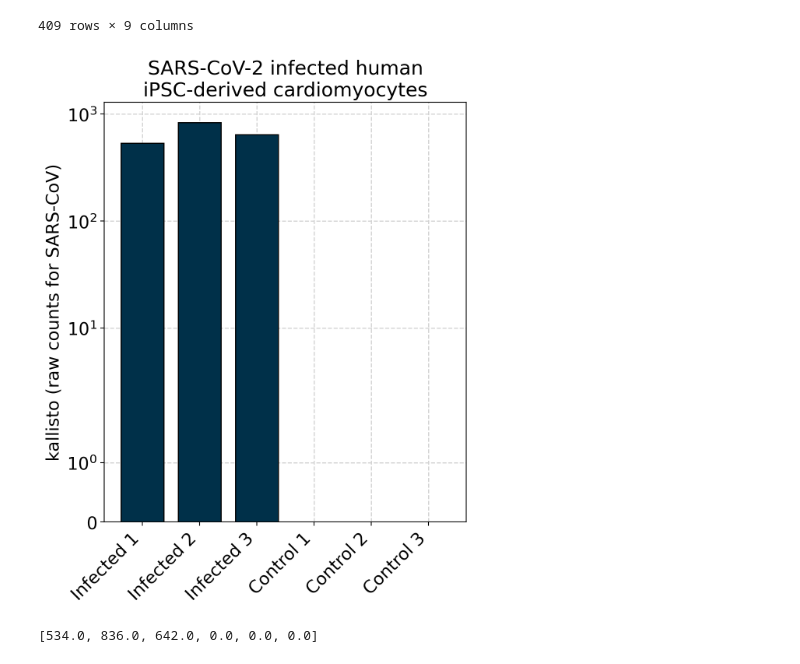
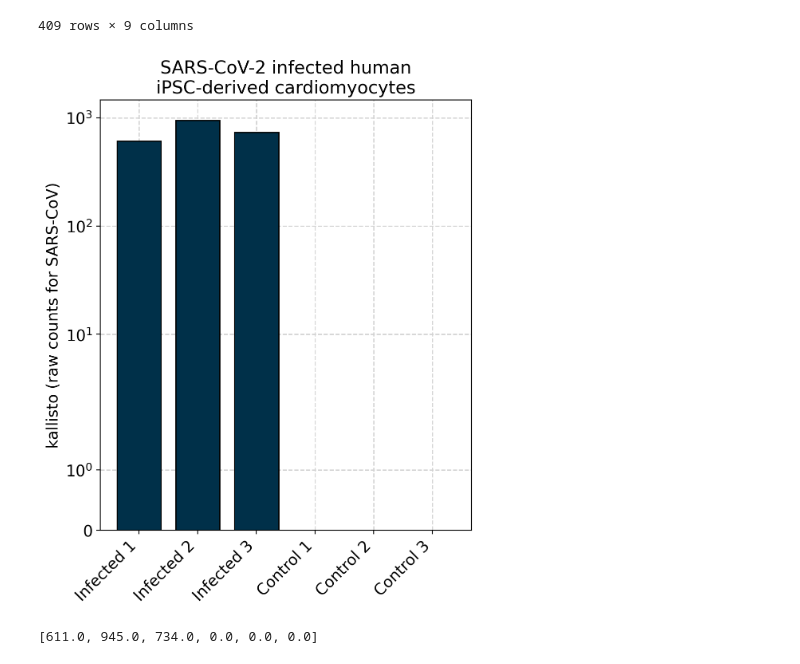
Before and after one commit to pachterlab/kb_docs, a Jupyter notebook: docs/source/translated/notebooks/virus_detection_bulk.ipynb, the cells around one changed output. Cells and saved outputs as stored; diff of their text form; code cells hidden in the pictures.

```diff
--- a/docs/source/translated/notebooks/virus_detection_bulk.ipynb
+++ b/docs/source/translated/notebooks/virus_detection_bulk.ipynb
@@ -252,7 +261,7 @@ Wall time: 1h 7min 12s
 ## Load generated count matrix
 # %%
 # Open count matrix generated by kb (AnnData object in h5ad format)
-adata = anndata.read_h5ad("kb_output/counts_unfiltered/adata.h5ad")
+adata = anndata.read_h5ad(f"{out_folder}/counts_unfiltered/adata.h5ad")
 adata
 # %% [output]
 AnnData object with n_obs × n_vars = 6 × 99228
@@ -258,0 +270,10 @@ AnnData object with n_obs × n_vars = 6 × 99228
+# %%
+def read_list_from_txt(filepath):
+  with open(filepath, "r") as file:
+      my_list = [line.strip() for line in file]
+  return my_list
+
+batch_barcode_df = pd.DataFrame()
+batch_barcode_df["batch_name"] = read_list_from_txt(f"{out_folder}/matrix.cells")
+batch_barcode_df["batch_barcode"] = read_list_from_txt(f"{out_folder}/matrix.sample.barcodes")
+batch_barcode_df
@@ -258,0 +288,5 @@ AnnData object with n_obs × n_vars = 6 × 99228
+# %%
+adata.obs = adata.obs.merge(batch_barcode_df, left_on="barcode", right_on="batch_barcode").set_index("batch_barcode")
+# Add metadata for each SRR file
+adata.obs["sample"] = ['Infected 1', 'Infected 2', 'Infected 3', 'Control 1', 'Control 2', 'Control 3']
+adata.obs
@@ -282,47 +325,44 @@ tax_df[tax_df["species"].str.contains("Severe acute respiratory syndrome")]
 409 rows × 9 columns
 # %%
 fig, ax = plt.subplots(figsize=(6, 7))
-fontsize = 16
+fontsize = 14
 width = 0.75
 
-# Since these were bulk sequencing samples, adata.obs.index is equivalent to the samples (SRR) files that were aligned
-samples = np.sort(adata.obs.index.values)
-
-# These labels match the ordered sample list
-x_labels = ['Infected 1', 'Infected 2', 'Infected 3', 'Control 1', 'Control 2', 'Control 3']
+samples = adata.obs.index.values
+x_labels = adata.obs["sample"].values
 
 # Target virus IDs to plot (here, SARS-CoV)
 target_ids = tax_df[tax_df["species"].str.contains("Severe acute respiratory syndrome-related coronavirus")]["rep_ID"].unique()
 
 # Plot total raw counts
 counts = []
 labels = samples
 for sample in samples:
     counts.append(adata.X[adata.obs.index == sample, adata.var.index.isin(target_ids)].sum())
 
 x = np.arange(len(labels))
 
 ax.bar(x, counts, width=width, color="#003049", edgecolor="black")
 
 ax.set_yscale("symlog")
 ax.set_ylabel("kallisto (raw counts for SARS-CoV)", fontsize=fontsize)
 # ax.set_xlabel("Sample", fontsize=fontsize)
 
 ax.set_xticks(x, x_labels, rotation=45, ha="right")
 
 ax.tick_params(axis="both", labelsize=fontsize)
 ax.set_title(f"SARS-CoV-2 infected human\niPSC-derived cardiomyocytes", fontsize=fontsize+2)
 
 ax.grid(True, which="both", color="lightgray", ls="--", lw=1)
 ax.set_axisbelow(True)
 
 # Save figure
-plt.savefig("sars_cov_rdrp_count.png", dpi=300, bbox_inches="tight")
+fig.savefig("sars_cov_rdrp_count.png", dpi=300, bbox_inches="tight")
 
 fig.show()
 # %% [output]
-[figure, old version]
+[figure, new version]
 # %%
 counts
 # %% [output]
-[534.0, 836.0, 642.0, 0.0, 0.0, 0.0]
+[611.0, 945.0, 734.0, 0.0, 0.0, 0.0]
```
Also changed, not shown: parts of 28 cells of this notebook.
